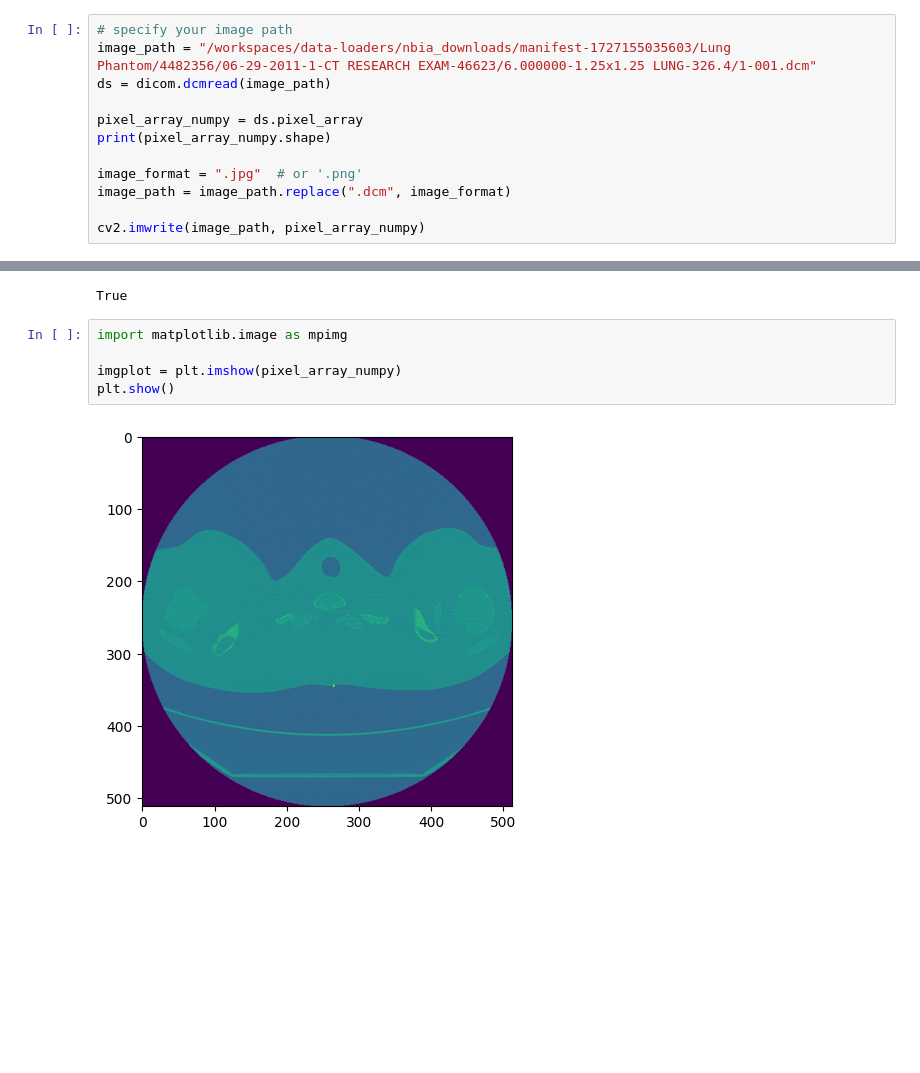
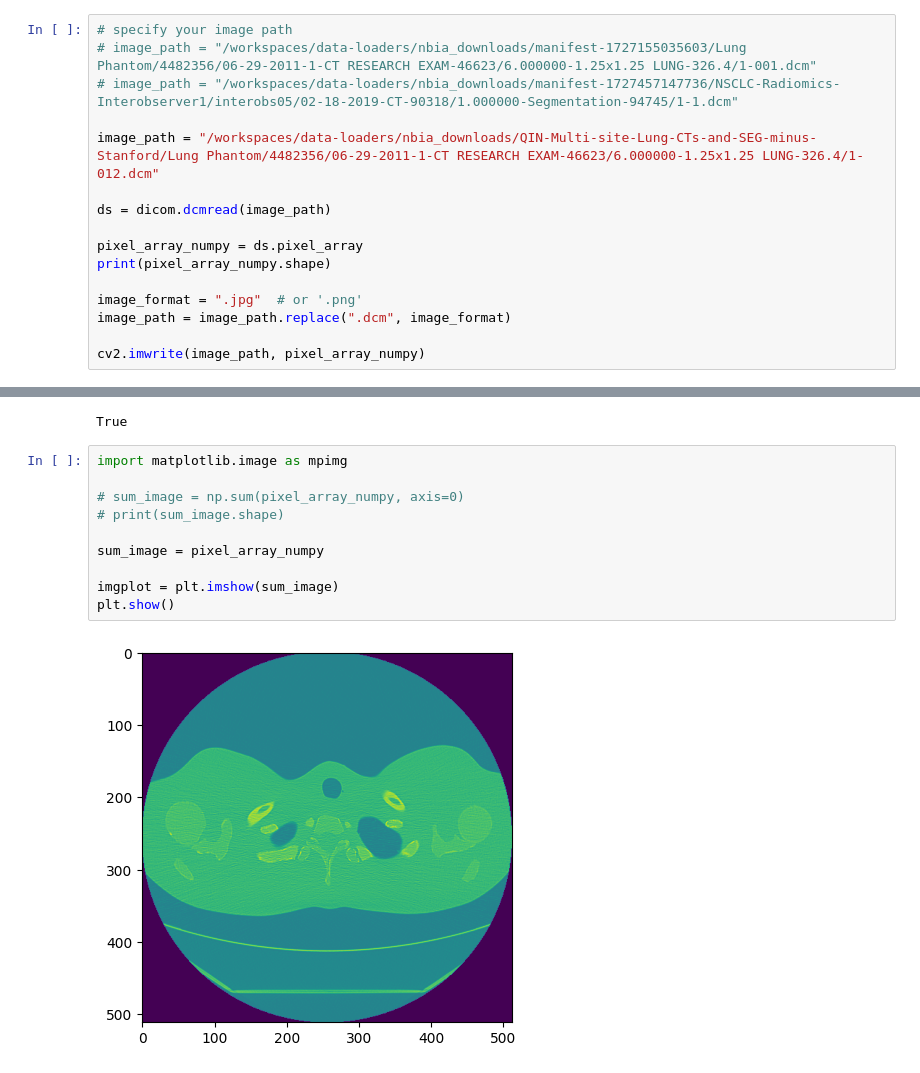
Before and after one commit to ruc-practical-ai/data-loaders, a Jupyter notebook: notebooks/image_loading_test.ipynb, the cells around one changed output, grey strips where cells are left out. Cells and saved outputs as stored; diff of their text form; blank space fills up the shorter version.

```diff
--- a/notebooks/image_loading_test.ipynb
+++ b/notebooks/image_loading_test.ipynb
@@ -6,7 +6,11 @@ import matplotlib.pyplot as plt
 import pydicom as dicom
 # %%
 # specify your image path
-image_path = "/workspaces/data-loaders/nbia_downloads/manifest-1727155035603/Lung Phantom/4482356/06-29-2011-1-CT RESEARCH EXAM-46623/6.000000-1.25x1.25 LUNG-326.4/1-001.dcm"
+# image_path = "/workspaces/data-loaders/nbia_downloads/manifest-1727155035603/Lung Phantom/4482356/06-29-2011-1-CT RESEARCH EXAM-46623/6.000000-1.25x1.25 LUNG-326.4/1-001.dcm"
+# image_path = "/workspaces/data-loaders/nbia_downloads/manifest-1727457147736/NSCLC-Radiomics-Interobserver1/interobs05/02-18-2019-CT-90318/1.000000-Segmentation-94745/1-1.dcm"
+
+image_path = "/workspaces/data-loaders/nbia_downloads/QIN-Multi-site-Lung-CTs-and-SEG-minus-Stanford/Lung Phantom/4482356/06-29-2011-1-CT RESEARCH EXAM-46623/6.000000-1.25x1.25 LUNG-326.4/1-012.dcm"
+
 ds = dicom.dcmread(image_path)
 
 pixel_array_numpy = ds.pixel_array
@@ -22,7 +26,12 @@ True
 # %%
 import matplotlib.image as mpimg
 
-imgplot = plt.imshow(pixel_array_numpy)
+# sum_image = np.sum(pixel_array_numpy, axis=0)
+# print(sum_image.shape)
+
+sum_image = pixel_array_numpy
+
+imgplot = plt.imshow(sum_image)
 plt.show()
 # %% [output]
-[figure, old version]
+[figure, new version]
```
Also changed, not shown: 26 other files.
